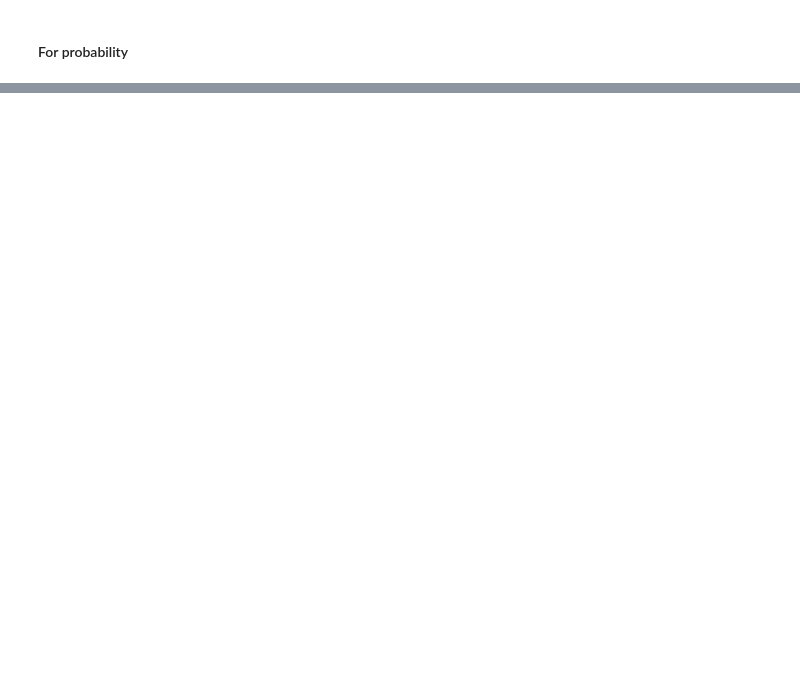
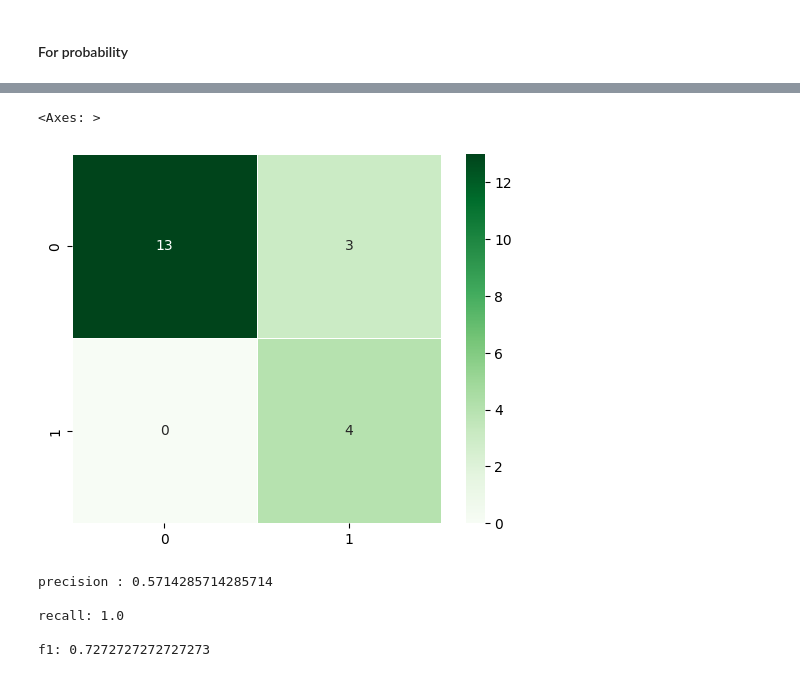
Before and after one commit to prasannaneupane/AI_Lab, a Jupyter notebook: logistic_regression.ipynb, the cells around one changed output, grey strips where cells are left out. Cells and saved outputs as stored; diff of their text form; code cells hidden in the pictures; blank space fills up the shorter version.

```diff
--- a/logistic_regression.ipynb
+++ b/logistic_regression.ipynb
@@ -154,0 +168,12 @@ plt.plot(x[idx],y_pred[idx])
+# %%
+sns.heatmap(
+    cm,
+    annot=True,
+    fmt="d",
+    linewidths=.5,
+    square = True,
+    cmap = 'Greens'
+)
+# %% [output]
+<Axes: >
+[figure, added]
@@ -154,0 +185,10 @@ plt.plot(x[idx],y_pred[idx])
+# %%
+print("precision :",precision)
+print("\nrecall:",recall)
+print("\nf1:",f1)
+# %% [output]
+precision : 0.5714285714285714
+
+recall: 1.0
+
+f1: 0.7272727272727273
```
Also changed, not shown: parts of 13 cells of this notebook, 1 other file.
